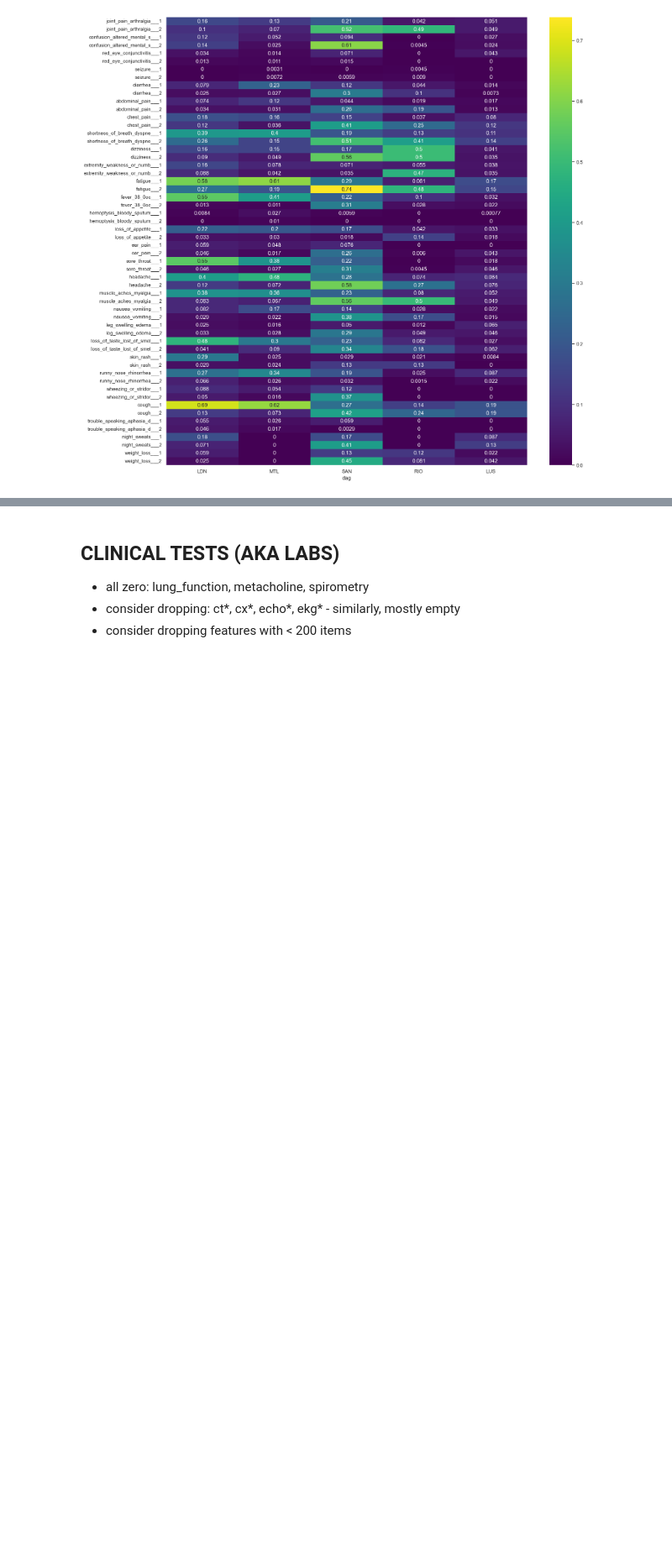
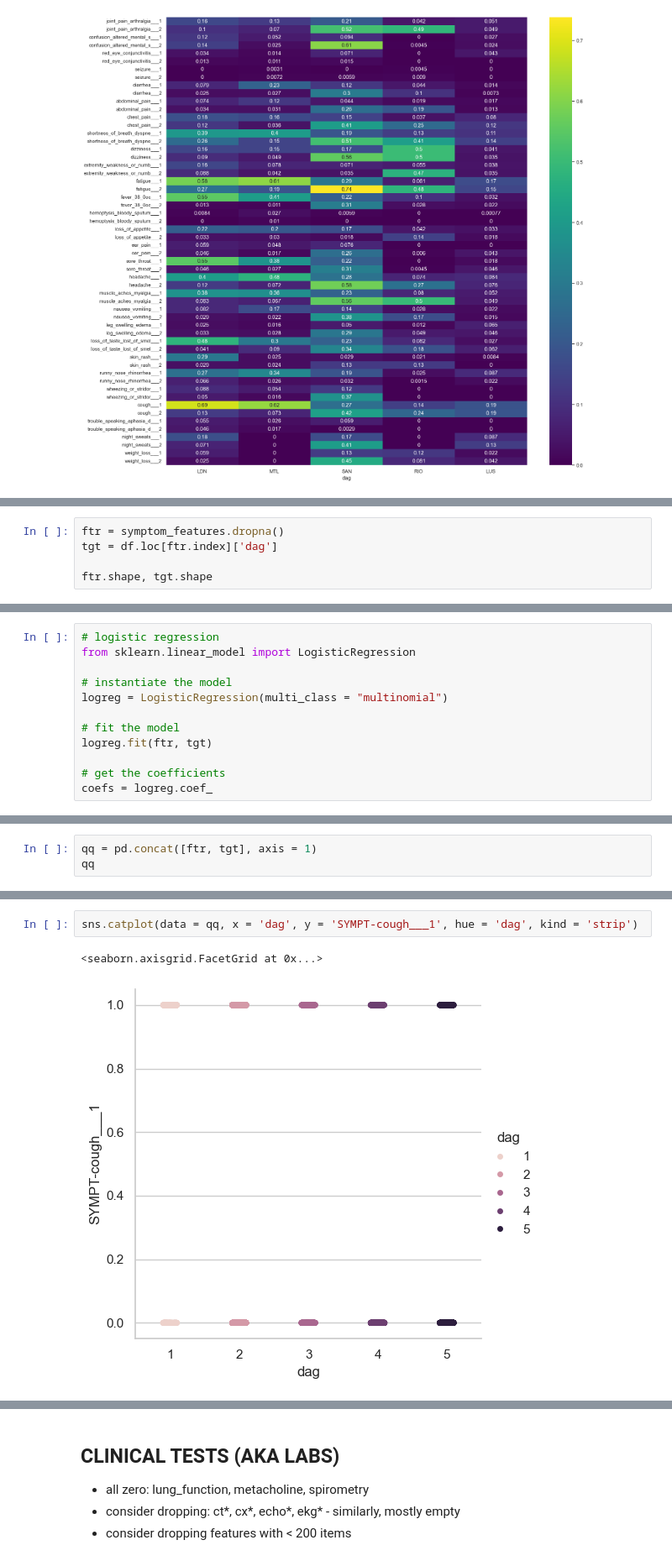
Before and after one commit to davidtweddell/lc_repo, a Jupyter notebook: 01-inspect-data-MP.ipynb, the cells around one changed output, grey strips where cells are left out. Shown at 84% size. Cells and saved outputs as stored; diff of their text form; blank space fills up the shorter version.

```diff
--- a/01-inspect-data-MP.ipynb
+++ b/01-inspect-data-MP.ipynb
@@ -1014,0 +1146,5 @@ sns.heatmap(symptom_mean, cmap = 'viridis')
+# %%
+ftr = symptom_features.dropna()
+tgt = df.loc[ftr.index]['dag']
+
+ftr.shape, tgt.shape
@@ -1014,0 +1163,12 @@ sns.heatmap(symptom_mean, cmap = 'viridis')
+# %%
+# logistic regression
+from sklearn.linear_model import LogisticRegression
+
+# instantiate the model
+logreg = LogisticRegression(multi_class = "multinomial")
+
+# fit the model
+logreg.fit(ftr, tgt)
+
+# get the coefficients
+coefs = logreg.coef_
@@ -1014,0 +1177,3 @@ sns.heatmap(symptom_mean, cmap = 'viridis')
+# %%
+qq = pd.concat([ftr, tgt], axis = 1)
+qq
@@ -1014,0 +1194,5 @@ sns.heatmap(symptom_mean, cmap = 'viridis')
+# %%
+sns.catplot(data = qq, x = 'dag', y = 'SYMPT-cough___1', hue = 'dag', kind = 'strip')
+# %% [output]
+<seaborn.axisgrid.FacetGrid at 0x...>
+[figure, added]
```
Also changed, not shown: parts of 52 cells of this notebook, 2 other files.
